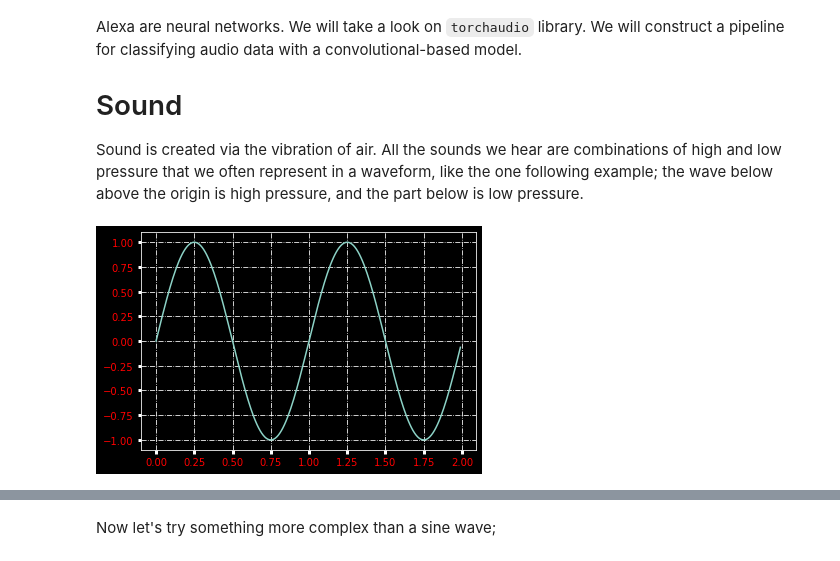
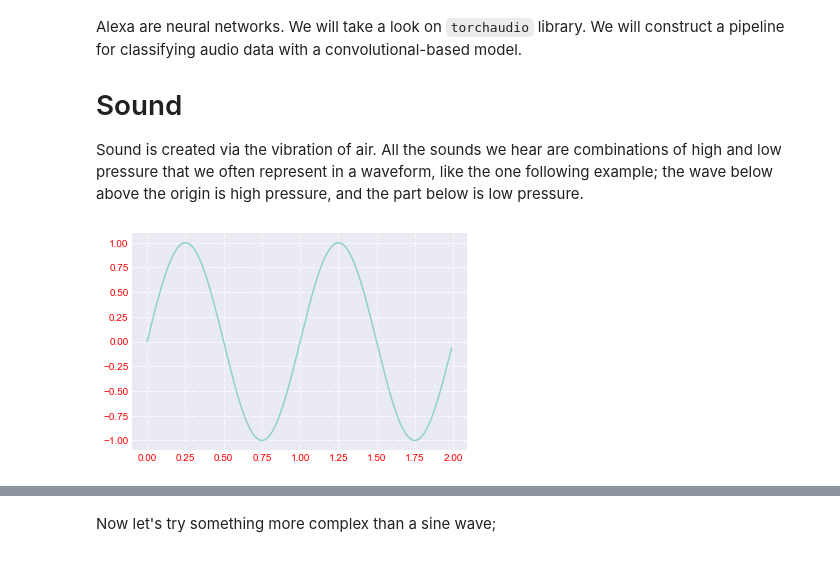
Before and after one commit to lenoqt/PyTorch, a Jupyter notebook: Book-1/Chapter 6 - Torchaudio.ipynb, the cells around one changed output, grey strips where cells are left out. Cells and saved outputs as stored; diff of their text form; code cells hidden in the pictures.

```diff
--- a/Book-1/Chapter 6 - Torchaudio.ipynb
+++ b/Book-1/Chapter 6 - Torchaudio.ipynb
@@ -8,37 +8,37 @@ One of the most successful applications of deep learning is something that we ca
 Sound is created via the vibration of air. All the sounds we hear are combinations of high and low pressure that we often represent in a waveform, like the one following example; the wave below above the origin is high pressure, and the part below is low pressure.
 # %%
 import matplotlib.pyplot as plt
-plt.style.use('dark_background')
+plt.style.use('seaborn-dark')
 import IPython.display as display
 from PIL import Image
 import numpy as np
 import gc
 import glob
 from pathlib import Path
 from torch.cuda.amp import autocast
 from collections import Counter
 from jupyterplot import ProgressPlot
 import torch
 import torch.nn as nn
 import torchaudio
 import torch.nn.functional as F
 import torchaudio.transforms as T
 from torch.utils.data import Dataset, DataLoader
 import torchvision
 from torchvision import transforms
 from torchvision import models
 import librosa
 import librosa.display
 
 t = np.arange(0.0, 2.0, 0.01)
 s = np.sin(2 * np.pi * t)
 
 fig, ax = plt.subplots()
 ax.plot(t, s)
 
 ax.grid(True, linestyle='-.')
 ax.tick_params(labelcolor='r', labelsize='medium', width=3)
 
 plt.show()
 # %% [output]
-[figure, old version]
+[figure, new version]
```
Also changed, not shown: parts of 18 cells of this notebook.
